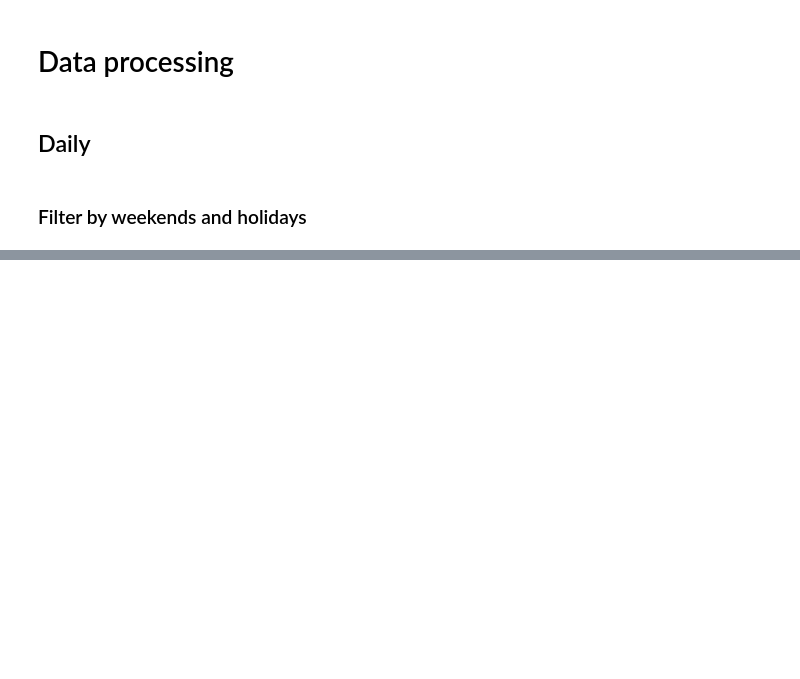
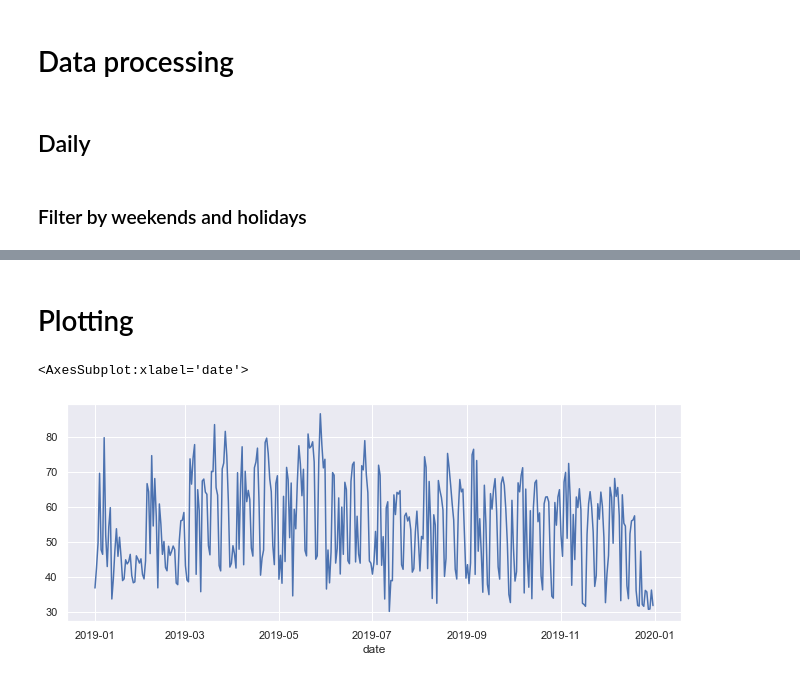
Before and after one commit to cchalc/forjuliana, a Jupyter notebook: notebooks/data.ipynb, the cells around one changed output, grey strips where cells are left out. Drawn from its saved outputs; the diff is of its cells as text; code cells hidden in the pictures; blank space fills up the shorter version.

```diff
--- a/notebooks/data.ipynb
+++ b/notebooks/data.ipynb
@@ -145,2 +125,0 @@ SyntaxError: invalid syntax (<ipython-input-97-a9e1d8f2056f>, line 1)
-# %%
-ts_daily['holiday'] = brazil_holidays(ts_daily['date'])
@@ -167,0 +146,11 @@ True
+# %% [markdown]
+# Plotting
+# %%
+import seaborn as sns # plotting library
+sns.set(rc={'figure.figsize':(11, 4)})
+# %%
+# Basic quick plot
+ts_daily['demand'].plot()
+# %% [output]
+<AxesSubplot:xlabel='date'>
+[figure, added]
```
Also changed, not shown: parts of 22 cells of this notebook, 1 other file.
